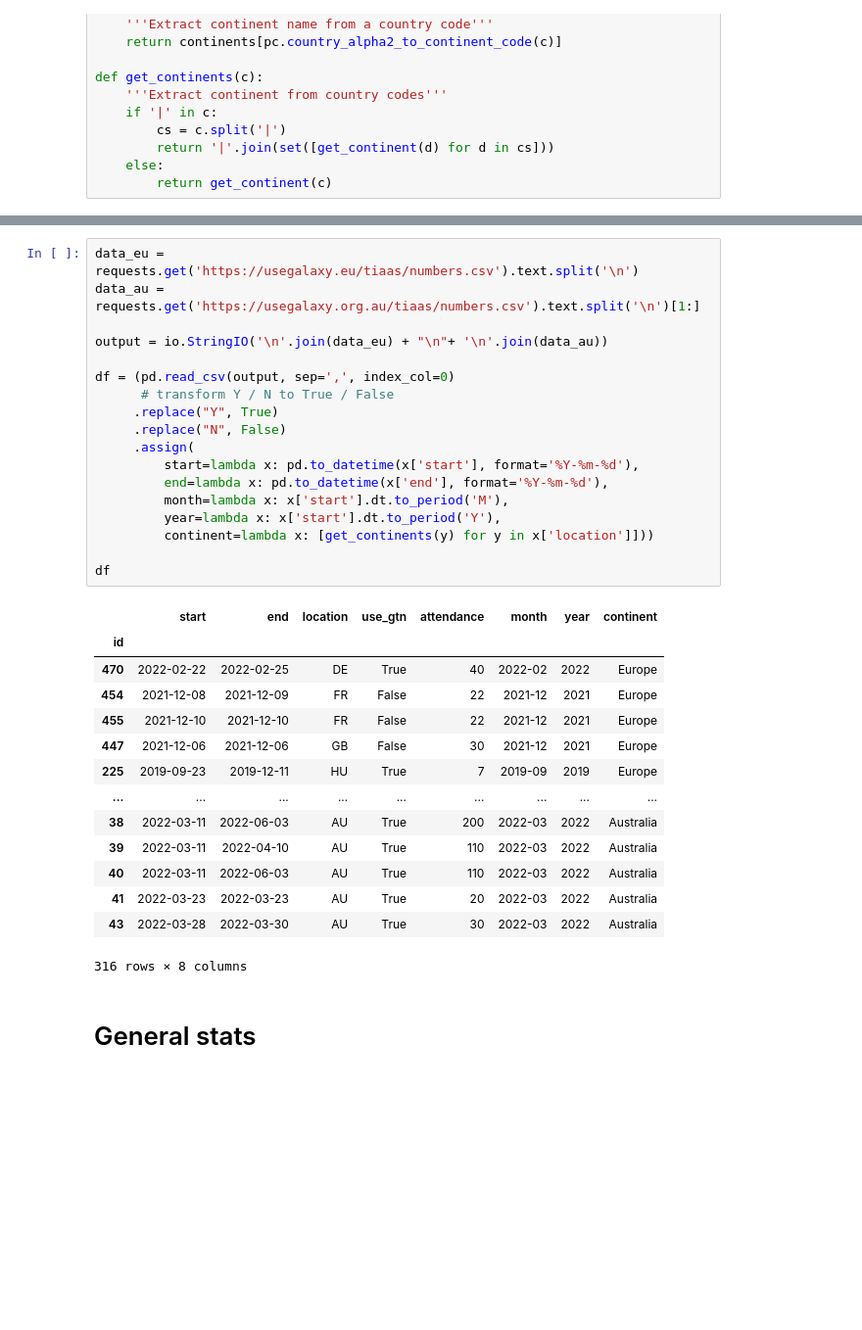
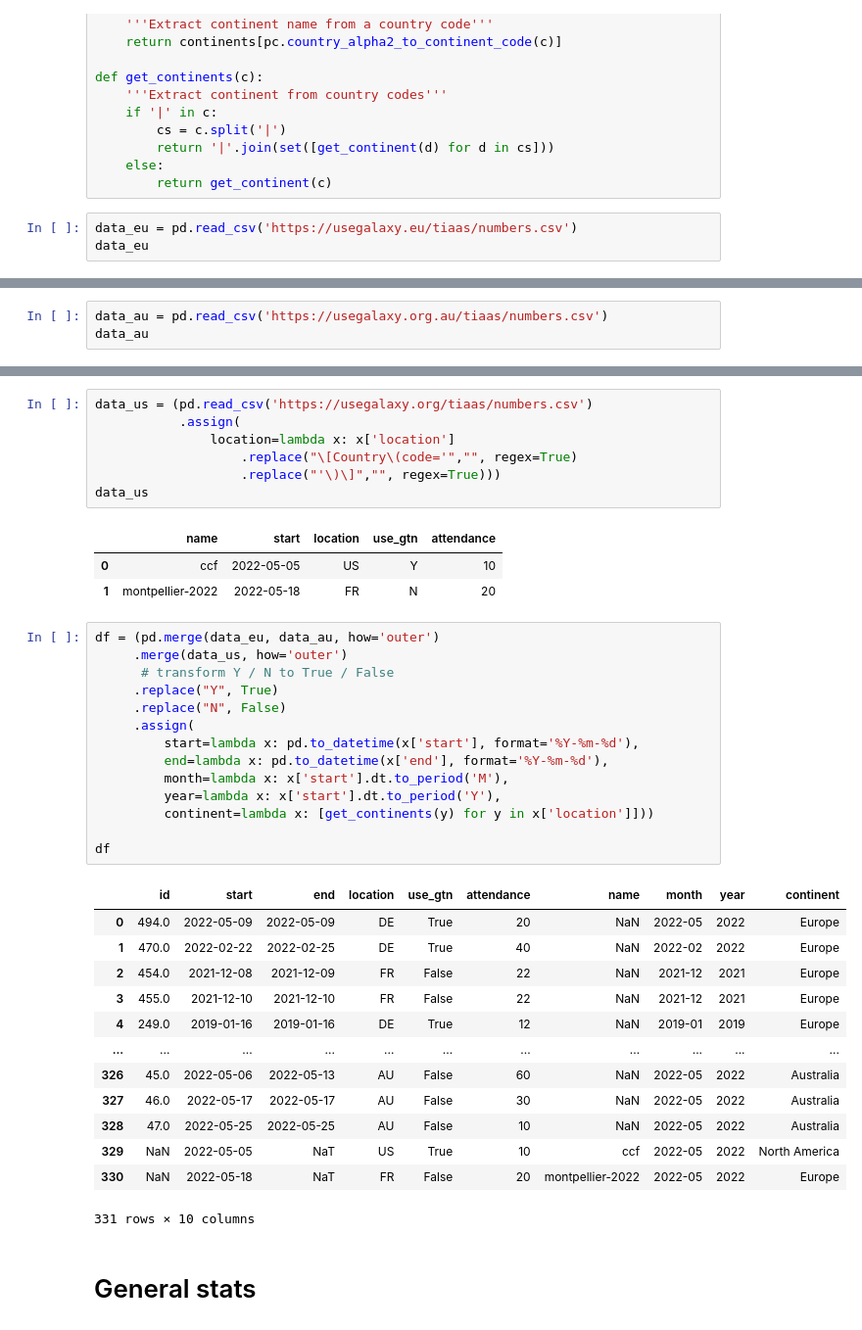
Before and after one commit to galaxyproject/GTN-community-paper-2020, a Jupyter notebook: src/analyze_tiaas_data.ipynb, the cells around one changed output, grey strips where cells are left out. Shown at 98% size. Saved outputs shown, nothing was run; the diff lists cells and outputs as text; blank space fills up the shorter version.

```diff
--- a/src/analyze_tiaas_data.ipynb
+++ b/src/analyze_tiaas_data.ipynb
@@ -28,3 +28,6 @@ def get_continents(c):
         return '|'.join(set([get_continent(d) for d in cs]))
     else:
         return get_continent(c)
+# %%
+data_eu = pd.read_csv('https://usegalaxy.eu/tiaas/numbers.csv')
+data_eu
@@ -30,0 +48,3 @@ def get_continents(c):
+# %%
+data_au = pd.read_csv('https://usegalaxy.org.au/tiaas/numbers.csv')
+data_au
@@ -31,36 +69,42 @@ def get_continents(c):
+# %%
+data_us = (pd.read_csv('https://usegalaxy.org/tiaas/numbers.csv')
+           .assign(
+               location=lambda x: x['location']
+                   .replace("\[Country\(code='","", regex=True)
+                   .replace("'\)\]","", regex=True)))
+data_us
+# %% [output]
+|  | name | start | location | use_gtn | attendance |
+| 0 | ccf | 2022-05-05 | US | Y | 10 |
+| 1 | montpellier-2022 | 2022-05-18 | FR | N | 20 |
 # %%
-data_eu = requests.get('https://usegalaxy.eu/tiaas/numbers.csv').text.split('\n')
-data_au = requests.get('https://usegalaxy.org.au/tiaas/numbers.csv').text.split('\n')[1:]
-
-output = io.StringIO('\n'.join(data_eu) + "\n"+ '\n'.join(data_au))
-
-df = (pd.read_csv(output, sep=',', index_col=0)
+df = (pd.merge(data_eu, data_au, how='outer')
+     .merge(data_us, how='outer')
       # transform Y / N to True / False
      .replace("Y", True)
      .replace("N", False)
      .assign(
          start=lambda x: pd.to_datetime(x['start'], format='%Y-%m-%d'),
          end=lambda x: pd.to_datetime(x['end'], format='%Y-%m-%d'),
          month=lambda x: x['start'].dt.to_period('M'),
          year=lambda x: x['start'].dt.to_period('Y'),
          continent=lambda x: [get_continents(y) for y in x['location']]))
 
 df
 # %% [output]
-|  | start | end | location | use_gtn | attendance | month | year | continent |
-| id |  |  |  |  |  |  |  |  |
-| 470 | 2022-02-22 | 2022-02-25 | DE | True | 40 | 2022-02 | 2022 | Europe |
-| 454 | 2021-12-08 | 2021-12-09 | FR | False | 22 | 2021-12 | 2021 | Europe |
-| 455 | 2021-12-10 | 2021-12-10 | FR | False | 22 | 2021-12 | 2021 | Europe |
-| 447 | 2021-12-06 | 2021-12-06 | GB | False | 30 | 2021-12 | 2021 | Europe |
-| 225 | 2019-09-23 | 2019-12-11 | HU | True | 7 | 2019-09 | 2019 | Europe |
-| ... | ... | ... | ... | ... | ... | ... | ... | ... |
-| 38 | 2022-03-11 | 2022-06-03 | AU | True | 200 | 2022-03 | 2022 | Australia |
-| 39 | 2022-03-11 | 2022-04-10 | AU | True | 110 | 2022-03 | 2022 | Australia |
-| 40 | 2022-03-11 | 2022-06-03 | AU | True | 110 | 2022-03 | 2022 | Australia |
-| 41 | 2022-03-23 | 2022-03-23 | AU | True | 20 | 2022-03 | 2022 | Australia |
-| 43 | 2022-03-28 | 2022-03-30 | AU | True | 30 | 2022-03 | 2022 | Australia |
+|  | id | start | end | location | use_gtn | attendance | name | month | year | continent |
+| 0 | 494.0 | 2022-05-09 | 2022-05-09 | DE | True | 20 | NaN | 2022-05 | 2022 | Europe |
+| 1 | 470.0 | 2022-02-22 | 2022-02-25 | DE | True | 40 | NaN | 2022-02 | 2022 | Europe |
+| 2 | 454.0 | 2021-12-08 | 2021-12-09 | FR | False | 22 | NaN | 2021-12 | 2021 | Europe |
+| 3 | 455.0 | 2021-12-10 | 2021-12-10 | FR | False | 22 | NaN | 2021-12 | 2021 | Europe |
+| 4 | 249.0 | 2019-01-16 | 2019-01-16 | DE | True | 12 | NaN | 2019-01 | 2019 | Europe |
+| ... | ... | ... | ... | ... | ... | ... | ... | ... | ... | ... |
+| 326 | 45.0 | 2022-05-06 | 2022-05-13 | AU | False | 60 | NaN | 2022-05 | 2022 | Australia |
+| 327 | 46.0 | 2022-05-17 | 2022-05-17 | AU | False | 30 | NaN | 2022-05 | 2022 | Australia |
+| 328 | 47.0 | 2022-05-25 | 2022-05-25 | AU | False | 10 | NaN | 2022-05 | 2022 | Australia |
+| 329 | NaN | 2022-05-05 | NaT | US | True | 10 | ccf | 2022-05 | 2022 | North America |
+| 330 | NaN | 2022-05-18 | NaT | FR | False | 20 | montpellier-2022 | 2022-05 | 2022 | Europe |
-316 rows × 8 columns
+331 rows × 10 columns
 # %% [markdown]
 # General stats
 # %% [markdown]
```
Also changed, not shown: parts of 11 cells of this notebook, 11 other files.
